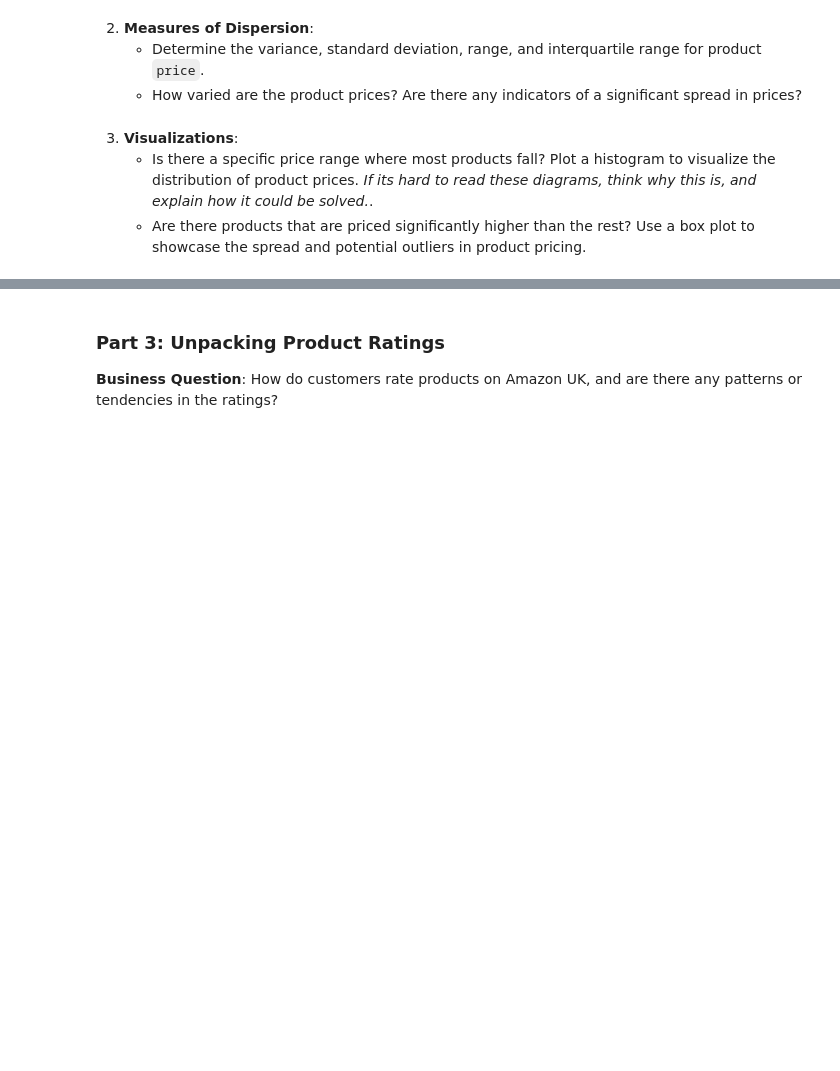
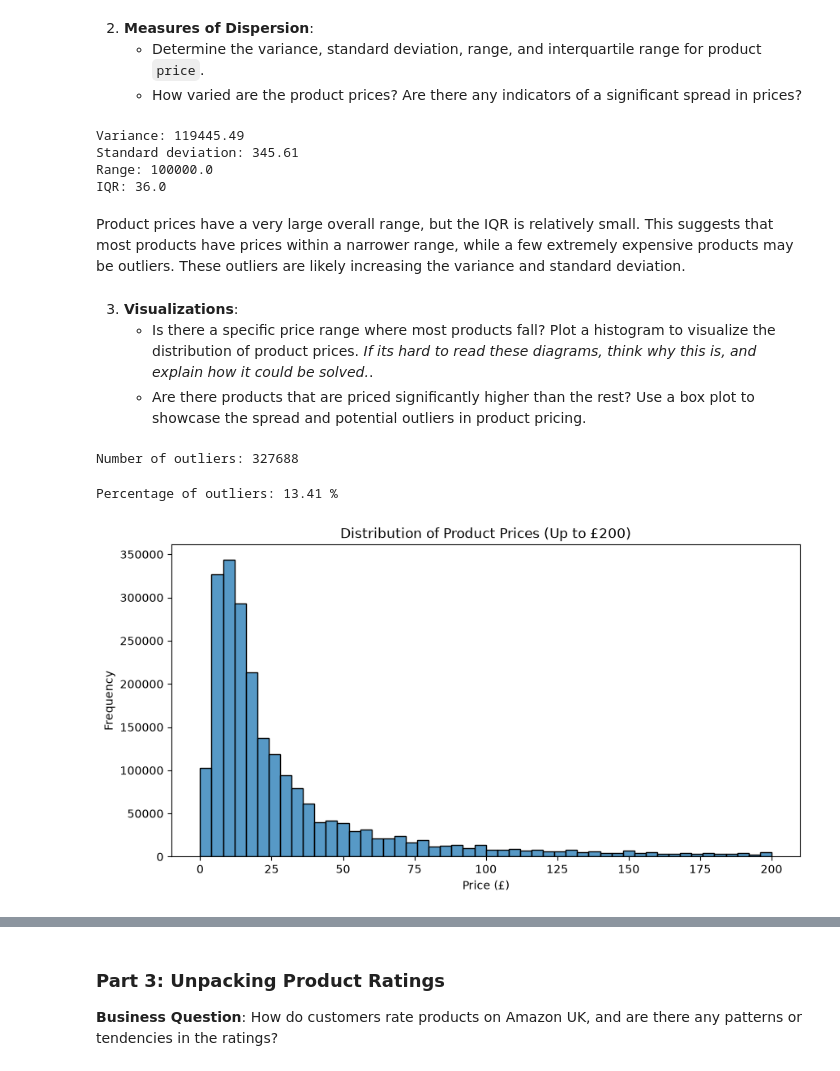
Before and after one commit to Telma87/lab-eda-univariate, a Jupyter notebook: Lab-eda-univariate.ipynb, the cells around one changed output, grey strips where cells are left out. Saved outputs shown, nothing was run; the diff lists cells and outputs as text; code cells hidden in the pictures; blank space fills up the shorter version.

```diff
--- a/Lab-eda-univariate.ipynb
+++ b/Lab-eda-univariate.ipynb
@@ -82,7 +83,57 @@ The average price point is 89.24£, which is almost 9 times higher than the most
 2. **Measures of Dispersion**:
     - Determine the variance, standard deviation, range, and interquartile range for product `price`.
     - How varied are the product prices? Are there any indicators of a significant spread in prices?
+# %%
+# Variance
+variance = df["price"].var()
+
+# Standard deviation
+std = df["price"].std()
+
+# Range
+price_range = df["price"].max() - df["price"].min()
+
+# Interquartile range
+q1 = df["price"].quantile(0.25)
+q3 = df["price"].quantile(0.75)
+iqr = q3 - q1
+
+print("Variance:", round(variance, 2))
+print("Standard deviation:", round(std, 2))
+print("Range:", round(price_range, 2))
+print("IQR:", round(iqr, 2))
+# %% [output]
+Variance: 119445.49
+Standard deviation: 345.61
+Range: 100000.0
+IQR: 36.0
+# %% [markdown]
+Product prices have a very large overall range, but the IQR is relatively small. This suggests that most products have prices within a narrower range, while a few extremely expensive products may be outliers. These outliers are likely increasing the variance and standard deviation.
 # %% [markdown]
 3. **Visualizations**:
     - Is there a specific price range where most products fall? Plot a histogram to visualize the distribution of product prices. *If its hard to read these diagrams, think why this is, and explain how it could be solved.*.
     - Are there products that are priced significantly higher than the rest? Use a box plot to showcase the spread and potential outliers in product pricing.
+# %%
+lower_bound = q1 - 1.5 * iqr
+upper_bound = q3 + 1.5 * iqr
+
+outliers = df[(df["price"] < lower_bound) | (df["price"] > upper_bound)]
+
+print("Number of outliers:", len(outliers))
+# %% [output]
+Number of outliers: 327688
+# %%
+outlier_percentage = (len(outliers) / len(df)) * 100
+
+print("Percentage of outliers:", round(outlier_percentage, 2), "%")
+# %% [output]
+Percentage of outliers: 13.41 %
+# %%
+plt.figure(figsize=(10, 5))
+sns.histplot(df[df["price"] <= 200]["price"], bins=50)
+plt.title("Distribution of Product Prices (Up to £200)")
+plt.xlabel("Price (£)")
+plt.ylabel("Frequency")
+plt.show()
+# %% [output]
+[figure, added]
```
Also changed, not shown: parts of 13 cells of this notebook.
